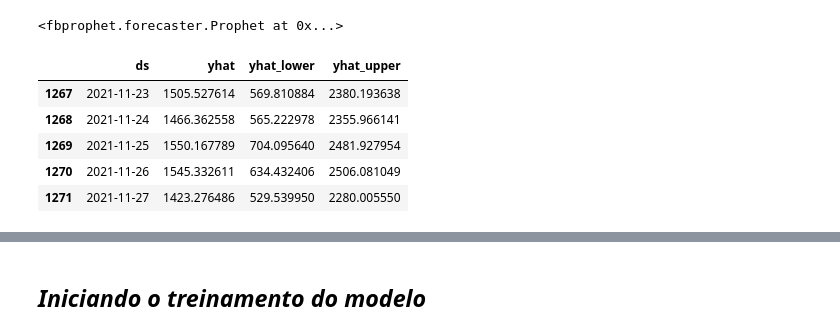
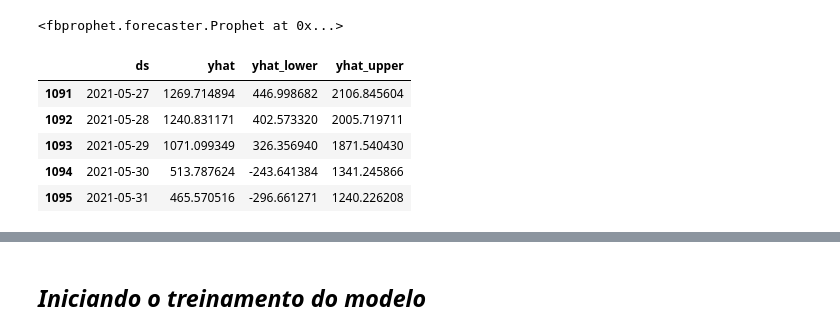
Before and after one commit to rafagutzlaff/PredictionVolumeBTCBR, a Jupyter notebook: Previsão_Volumes_Bitcoin.ipynb, the cells around one changed output, grey strips where cells are left out. Cells and saved outputs as stored; diff of their text form; code cells hidden in the pictures.

```diff
--- a/Previsão_Volumes_Bitcoin.ipynb
+++ b/Previsão_Volumes_Bitcoin.ipynb
@@ -86,12 +121,12 @@ while (data_inicial <= data_final):
 FileCSV.close()
 # %%
 # para importação via google Drive
-df = pd.read_csv('/content/drive/My Drive/datasets/VolumeBTCBrasil.csv')
-df.head()
+#df = pd.read_csv('/content/drive/My Drive/datasets/VolumeBTCBrasil.csv')
+#df.head()
 
 # para importação via Jupyter Notebook
-#df = pd.read_csv('dados/VolumeBTCBrasil.csv')
-#df.head()
+df = pd.read_csv('VolumeBTCBrasil.csv')
+df.head()
 # %% [output]
 |  | Date | Volume BTC |
 | 0 | 2018-06-01 00:00:00 | 217.29 |
@@ -263,0 +520,12 @@ df_prophet.head()
+# %%
+# criando um data frame padrão
+df_prophet = df[['Date', 'Volume BTC']]
+
+df_prophet['Date'] = df_prophet['Date'].astype('datetime64[ms]')
+df_prophet.set_index('Date',inplace=True)
+
+# convertendo em formato data
+df_train = df_prophet.loc['2018-06-01':'2020-12-31']
+df_test = df_prophet.loc['2021-01-01':'2021-05-31']
+
+df_train
@@ -263,0 +547,5 @@ df_prophet.head()
+# %%
+# renomeia as colunas do df de treino conforme exigido pelo Prophet
+df_train = pd.DataFrame({"ds": df_train.index, "y": df_train['Volume BTC']})
+df_train.reset_index(drop = True, inplace = True)
+df_train.head()
@@ -264,24 +571,23 @@ df_prophet.head()
 # %%
 # informa o ajuste da tendência
-prior_scale = 0.15
+prior_scale = 0.05
 
 # instancia o modelo e define os parâmetros
-m = Prophet(changepoint_prior_scale=prior_scale, interval_width=0.95, daily_seasonality=False)
+m = Prophet(changepoint_prior_scale=prior_scale, interval_width=0.95, daily_seasonality=True)
 # realiza o treinamento
-m.fit(df_prophet)
+m.fit(df_train)
 # %% [output]
 <fbprophet.forecaster.Prophet at 0x...>
 # %%
-# realiza a predição para um período de 180 dias com frequencia diária
-future = m.make_future_dataframe(periods=180, freq='D')
-forecast = m.predict(future)
-
-# apresenta os 5 últimos valores da predição
-forecast[['ds', 'yhat', 'yhat_lower', 'yhat_upper']].tail()
+# realiza a predição para um período de 151 dias com frequencia diária
+# Período de 151 dias foi escolhido por ser o período de teste disponível para o ano 2021
+future = m.make_future_dataframe(periods=151, freq='D')
+future = m.predict(future)
+future[['ds','yhat','yhat_lower','yhat_upper']].tail()
 # %% [output]
 |  | ds | yhat | yhat_lower | yhat_upper |
-| 1267 | 2021-11-23 | 1505.527614 | 569.810884 | 2380.193638 |
-| 1268 | 2021-11-24 | 1466.362558 | 565.222978 | 2355.966141 |
-| 1269 | 2021-11-25 | 1550.167789 | 704.095640 | 2481.927954 |
-| 1270 | 2021-11-26 | 1545.332611 | 634.432406 | 2506.081049 |
-| 1271 | 2021-11-27 | 1423.276486 | 529.539950 | 2280.005550 |
+| 1091 | 2021-05-27 | 1269.714894 | 446.998682 | 2106.845604 |
+| 1092 | 2021-05-28 | 1240.831171 | 402.573320 | 2005.719711 |
+| 1093 | 2021-05-29 | 1071.099349 | 326.356940 | 1871.540430 |
+| 1094 | 2021-05-30 | 513.787624 | -243.641384 | 1341.245866 |
+| 1095 | 2021-05-31 | 465.570516 | -296.661271 | 1240.226208 |
```
Also changed, not shown: parts of 60 cells of this notebook.
